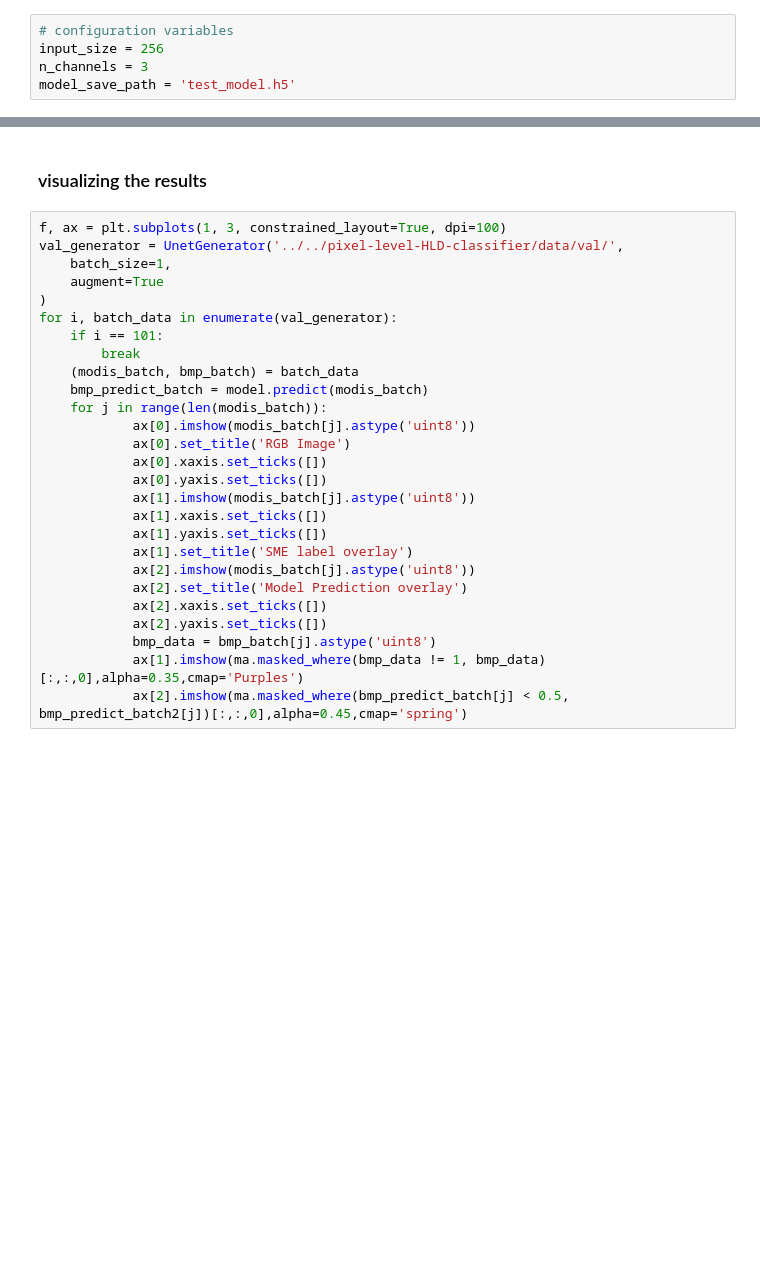
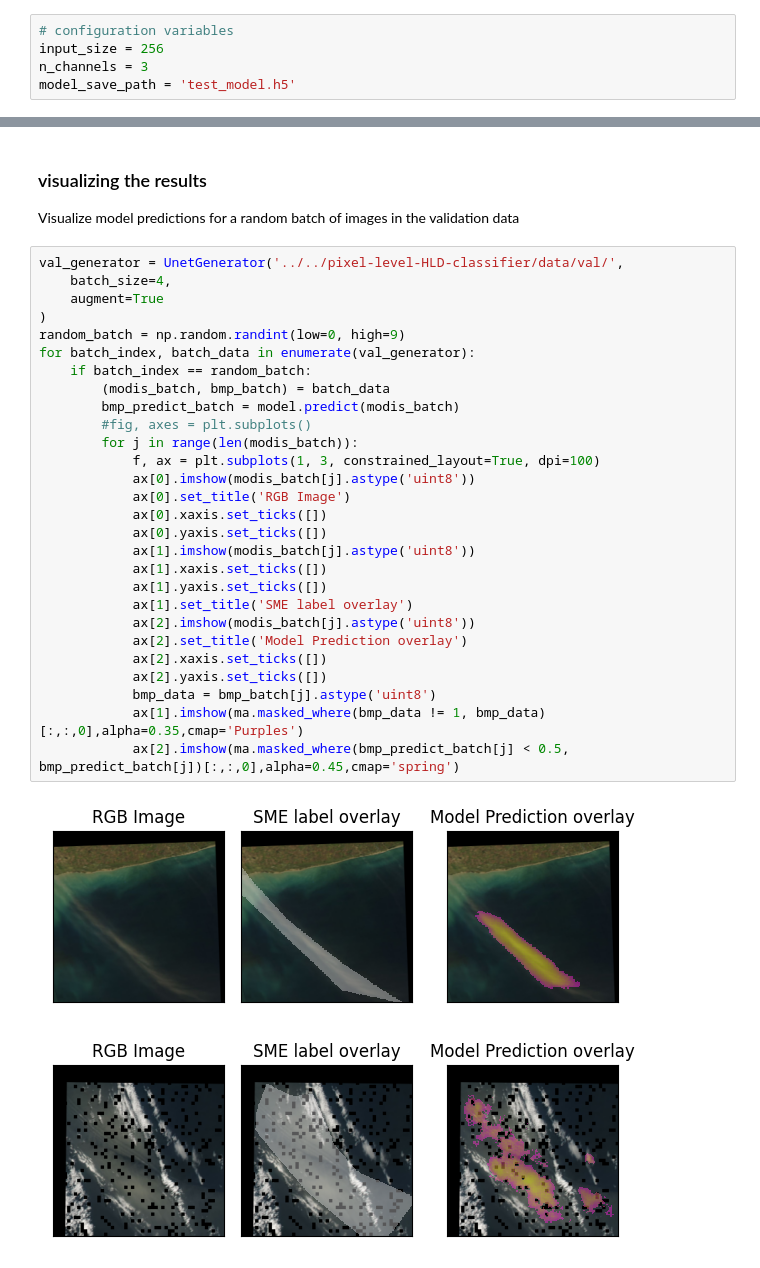
Before and after one commit to NASA-IMPACT/space-apps, a Jupyter notebook: examples/ml_model_demo_1.ipynb, the cells around one changed output, grey strips where cells are left out. Drawn from its saved outputs; the diff is of its cells as text; blank space fills up the shorter version.

```diff
--- a/examples/ml_model_demo_1.ipynb
+++ b/examples/ml_model_demo_1.ipynb
@@ -411,29 +408,35 @@ NameError: name 'clear_output' is not defined
-# %% [markdown]
-### visualizing the results
+# %% [markdown]
+### visualizing the results
+
+Visualize model predictions for a random batch of images in the validation data
 # %%
-f, ax = plt.subplots(1, 3, constrained_layout=True, dpi=100)
 val_generator = UnetGenerator('../../pixel-level-HLD-classifier/data/val/',
-    batch_size=1,
+    batch_size=4,
     augment=True
 )
-for i, batch_data in enumerate(val_generator):
-    if i == 101:
-        break
-    (modis_batch, bmp_batch) = batch_data
-    bmp_predict_batch = model.predict(modis_batch)
-    for j in range(len(modis_batch)):
+random_batch = np.random.randint(low=0, high=9)
+for batch_index, batch_data in enumerate(val_generator):
+    if batch_index == random_batch:
+        (modis_batch, bmp_batch) = batch_data
+        bmp_predict_batch = model.predict(modis_batch)
+        #fig, axes = plt.subplots()
+        for j in range(len(modis_batch)):
+            f, ax = plt.subplots(1, 3, constrained_layout=True, dpi=100)
             ax[0].imshow(modis_batch[j].astype('uint8'))
             ax[0].set_title('RGB Image')
             ax[0].xaxis.set_ticks([])
             ax[0].yaxis.set_ticks([])
             ax[1].imshow(modis_batch[j].astype('uint8'))
             ax[1].xaxis.set_ticks([])
             ax[1].yaxis.set_ticks([])
             ax[1].set_title('SME label overlay')
             ax[2].imshow(modis_batch[j].astype('uint8'))
             ax[2].set_title('Model Prediction overlay')
             ax[2].xaxis.set_ticks([])
             ax[2].yaxis.set_ticks([])
             bmp_data = bmp_batch[j].astype('uint8')
             ax[1].imshow(ma.masked_where(bmp_data != 1, bmp_data)[:,:,0],alpha=0.35,cmap='Purples')
-            ax[2].imshow(ma.masked_where(bmp_predict_batch[j] < 0.5, bmp_predict_batch2[j])[:,:,0],alpha=0.45,cmap='spring')
+            ax[2].imshow(ma.masked_where(bmp_predict_batch[j] < 0.5, bmp_predict_batch[j])[:,:,0],alpha=0.45,cmap='spring')
+# %% [output]
+[figure, added]
+[figure, added]
```
Also changed, not shown: parts of 25 cells of this notebook.
